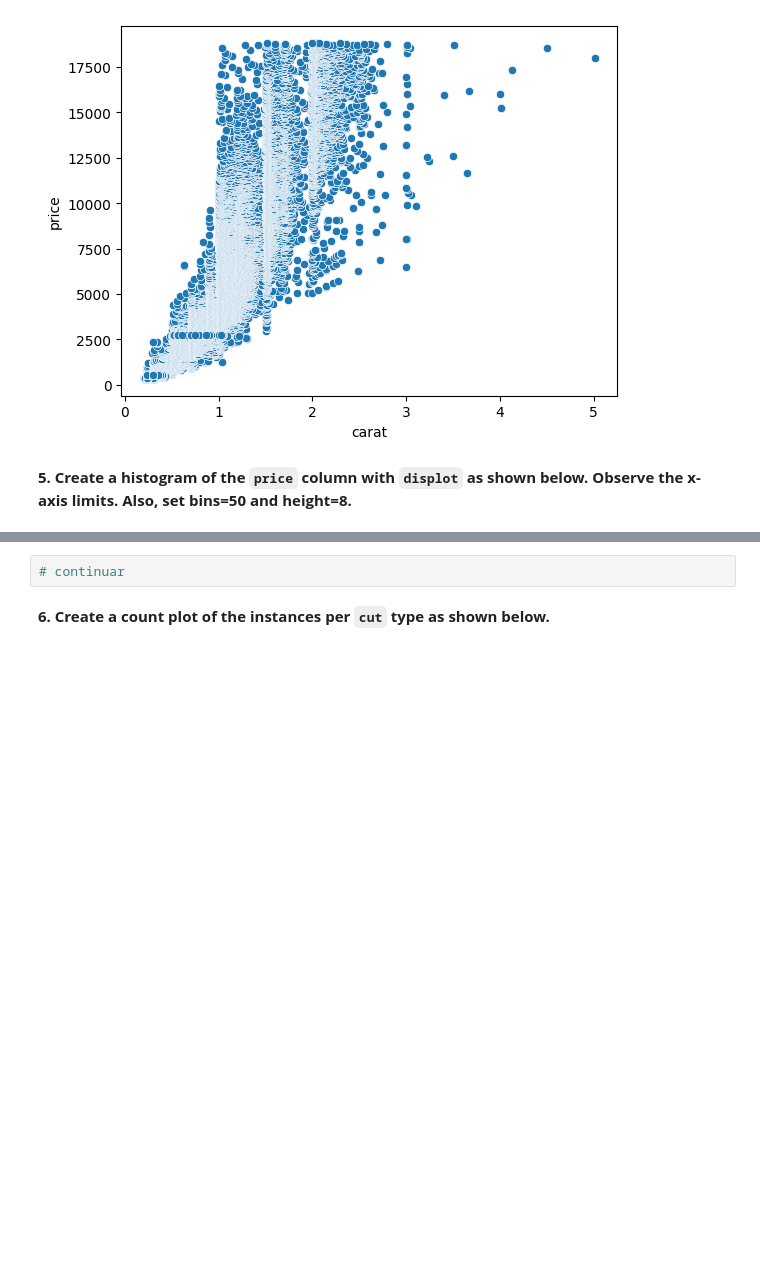
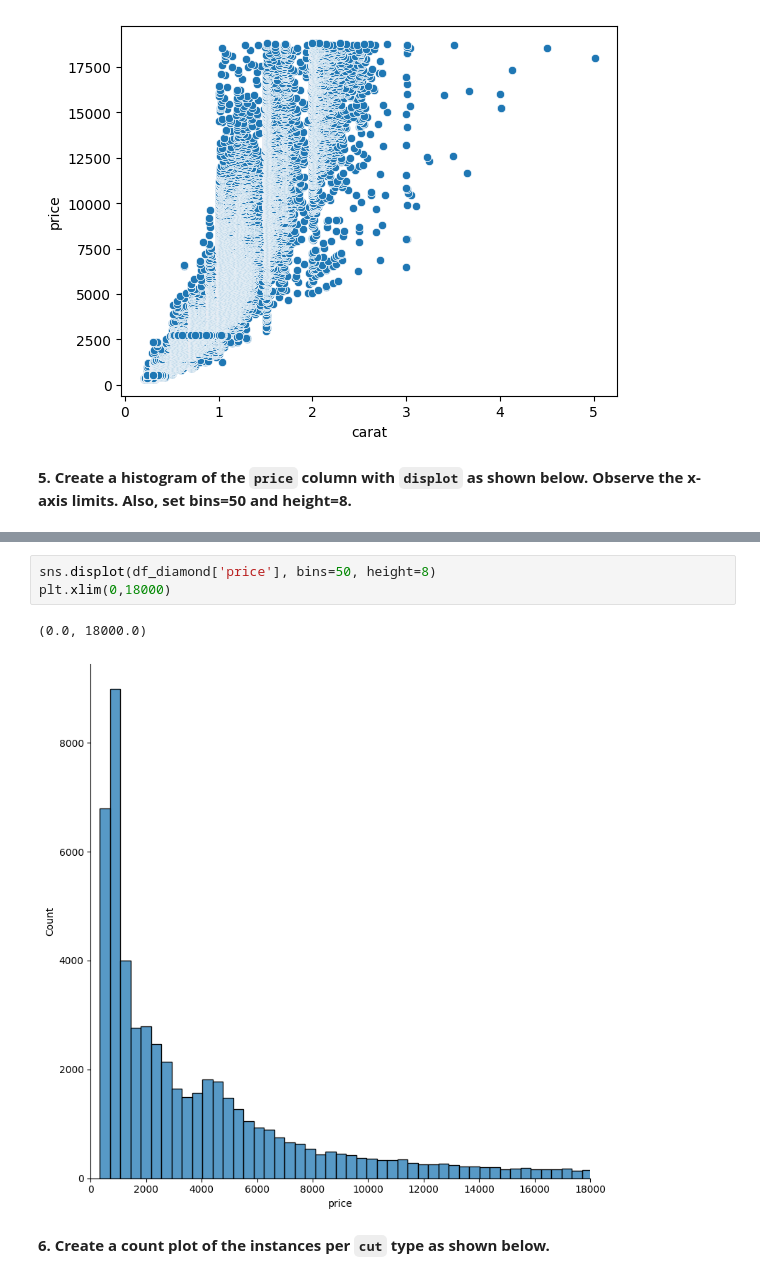
Before and after one commit to VivianeSouza923/HCIA_AI_HUAWEI_STUDY_if, a Jupyter notebook: Exercises_Seaborn.ipynb, the cells around one changed output, grey strips where cells are left out. Saved outputs shown, nothing was run; the diff lists cells and outputs as text; blank space fills up the shorter version.

```diff
--- a/Exercises_Seaborn.ipynb
+++ b/Exercises_Seaborn.ipynb
@@ -78,8 +78,12 @@ sns.scatterplot(data=df_diamond, x='carat', y='price', size_norm=(10,8))
 **5. Create a histogram of the `price` column with `displot` as shown below. Observe the x-axis limits. Also, set bins=50 and height=8.**
 # %% [markdown]
 ![image.png](embedded-picture-1)
-# %%
-# continuar
+# %%
+sns.displot(df_diamond['price'], bins=50, height=8)
+plt.xlim(0,18000)
+# %% [output]
+(0.0, 18000.0)
+[figure, added]
 # %% [markdown]
 **6. Create a count plot of the instances per `cut` type as shown below.**
 # %% [markdown]
```
Also changed, not shown: parts of 3 cells of this notebook.
